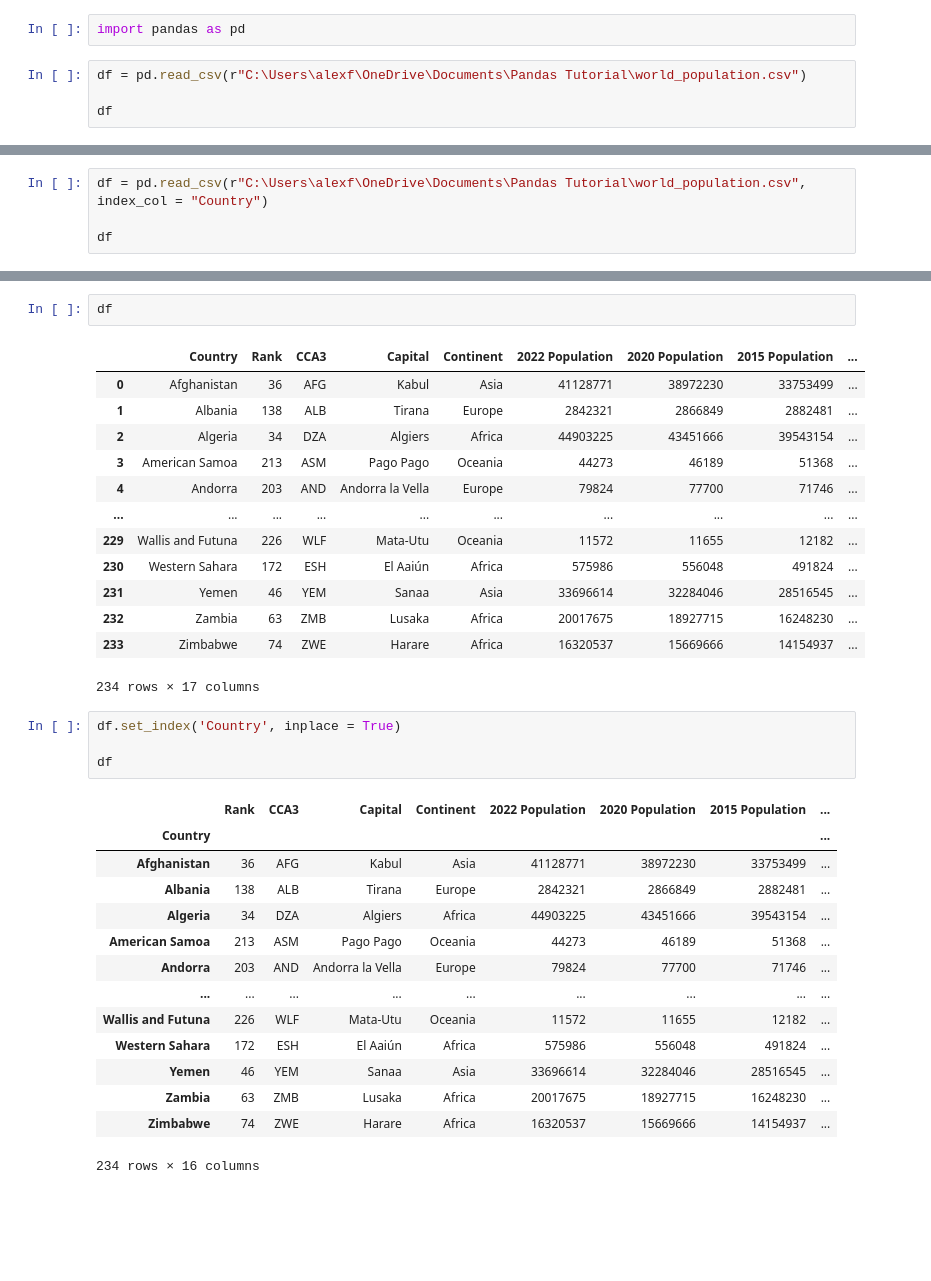
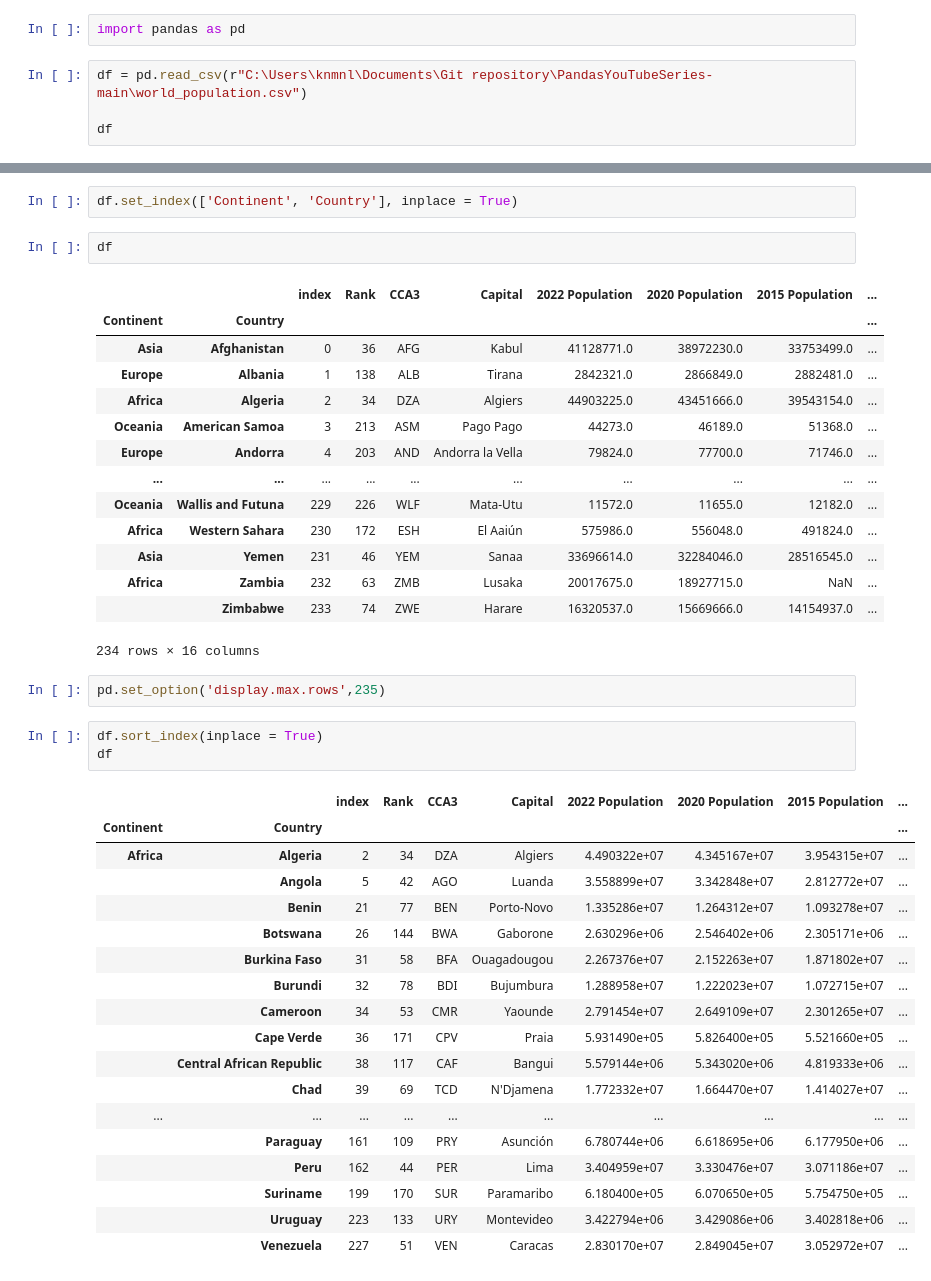
Before and after one commit to knneff/pandas-data-analytics-course, a Jupyter notebook: Pandas 101 - Indexing in Pandas.ipynb, the cells around one changed output, grey strips where cells are left out. Drawn from its saved outputs; the diff is of its cells as text; blank space fills up the shorter version.

Commit message:
Indexing in Pandas Exerecise

```diff
--- a/Pandas 101 - Indexing in Pandas.ipynb
+++ b/Pandas 101 - Indexing in Pandas.ipynb
@@ -3,7 +3,7 @@
 # %%
 import pandas as pd
 # %%
-df = pd.read_csv(r"C:\Users\alexf\OneDrive\Documents\Pandas Tutorial\world_population.csv")
+df = pd.read_csv(r"C:\Users\knmnl\Documents\Git repository\PandasYouTubeSeries-main\world_population.csv")
 
 df
 # %% [output]
@@ -22,5 +22 @@ df
 234 rows × 17 columns
-# %%
-df = pd.read_csv(r"C:\Users\alexf\OneDrive\Documents\Pandas Tutorial\world_population.csv", index_col = "Country")
-
-df
@@ -44,36 +48,44 @@ df.reset_index(inplace=True)
+# %%
+df.set_index(['Continent', 'Country'], inplace = True)
 # %%
 df
 # %% [output]
-|  | Country | Rank | CCA3 | Capital | Continent | 2022 Population | 2020 Population | 2015 Population | ... |
-| 0 | Afghanistan | 36 | AFG | Kabul | Asia | 41128771 | 38972230 | 33753499 | ... |
-| 1 | Albania | 138 | ALB | Tirana | Europe | 2842321 | 2866849 | 2882481 | ... |
-| 2 | Algeria | 34 | DZA | Algiers | Africa | 44903225 | 43451666 | 39543154 | ... |
-| 3 | American Samoa | 213 | ASM | Pago Pago | Oceania | 44273 | 46189 | 51368 | ... |
-| 4 | Andorra | 203 | AND | Andorra la Vella | Europe | 79824 | 77700 | 71746 | ... |
+|  |  | index | Rank | CCA3 | Capital | 2022 Population | 2020 Population | 2015 Population | ... |
+| Continent | Country |  |  |  |  |  |  |  | ... |
+| Asia | Afghanistan | 0 | 36 | AFG | Kabul | 41128771.0 | 38972230.0 | 33753499.0 | ... |
+| Europe | Albania | 1 | 138 | ALB | Tirana | 2842321.0 | 2866849.0 | 2882481.0 | ... |
+| Africa | Algeria | 2 | 34 | DZA | Algiers | 44903225.0 | 43451666.0 | 39543154.0 | ... |
+| Oceania | American Samoa | 3 | 213 | ASM | Pago Pago | 44273.0 | 46189.0 | 51368.0 | ... |
+| Europe | Andorra | 4 | 203 | AND | Andorra la Vella | 79824.0 | 77700.0 | 71746.0 | ... |
 | ... | ... | ... | ... | ... | ... | ... | ... | ... | ... |
-| 229 | Wallis and Futuna | 226 | WLF | Mata-Utu | Oceania | 11572 | 11655 | 12182 | ... |
-| 230 | Western Sahara | 172 | ESH | El Aaiún | Africa | 575986 | 556048 | 491824 | ... |
-| 231 | Yemen | 46 | YEM | Sanaa | Asia | 33696614 | 32284046 | 28516545 | ... |
-| 232 | Zambia | 63 | ZMB | Lusaka | Africa | 20017675 | 18927715 | 16248230 | ... |
-| 233 | Zimbabwe | 74 | ZWE | Harare | Africa | 16320537 | 15669666 | 14154937 | ... |
+| Oceania | Wallis and Futuna | 229 | 226 | WLF | Mata-Utu | 11572.0 | 11655.0 | 12182.0 | ... |
+| Africa | Western Sahara | 230 | 172 | ESH | El Aaiún | 575986.0 | 556048.0 | 491824.0 | ... |
+| Asia | Yemen | 231 | 46 | YEM | Sanaa | 33696614.0 | 32284046.0 | 28516545.0 | ... |
+| Africa | Zambia | 232 | 63 | ZMB | Lusaka | 20017675.0 | 18927715.0 | NaN | ... |
+|  | Zimbabwe | 233 | 74 | ZWE | Harare | 16320537.0 | 15669666.0 | 14154937.0 | ... |
-234 rows × 17 columns
+234 rows × 16 columns
+# %%
+pd.set_option('display.max.rows',235)
 # %%
-df.set_index('Country', inplace = True)
-
+df.sort_index(inplace = True)
 df
 # %% [output]
-|  | Rank | CCA3 | Capital | Continent | 2022 Population | 2020 Population | 2015 Population | ... |
-| Country |  |  |  |  |  |  |  | ... |
-| Afghanistan | 36 | AFG | Kabul | Asia | 41128771 | 38972230 | 33753499 | ... |
-| Albania | 138 | ALB | Tirana | Europe | 2842321 | 2866849 | 2882481 | ... |
-| Algeria | 34 | DZA | Algiers | Africa | 44903225 | 43451666 | 39543154 | ... |
-| American Samoa | 213 | ASM | Pago Pago | Oceania | 44273 | 46189 | 51368 | ... |
-| Andorra | 203 | AND | Andorra la Vella | Europe | 79824 | 77700 | 71746 | ... |
-| ... | ... | ... | ... | ... | ... | ... | ... | ... |
-| Wallis and Futuna | 226 | WLF | Mata-Utu | Oceania | 11572 | 11655 | 12182 | ... |
-| Western Sahara | 172 | ESH | El Aaiún | Africa | 575986 | 556048 | 491824 | ... |
-| Yemen | 46 | YEM | Sanaa | Asia | 33696614 | 32284046 | 28516545 | ... |
-| Zambia | 63 | ZMB | Lusaka | Africa | 20017675 | 18927715 | 16248230 | ... |
-| Zimbabwe | 74 | ZWE | Harare | Africa | 16320537 | 15669666 | 14154937 | ... |
+|  |  | index | Rank | CCA3 | Capital | 2022 Population | 2020 Population | 2015 Population | ... |
+| Continent | Country |  |  |  |  |  |  |  | ... |
+| Africa | Algeria | 2 | 34 | DZA | Algiers | 4.490322e+07 | 4.345167e+07 | 3.954315e+07 | ... |
+|  | Angola | 5 | 42 | AGO | Luanda | 3.558899e+07 | 3.342848e+07 | 2.812772e+07 | ... |
+|  | Benin | 21 | 77 | BEN | Porto-Novo | 1.335286e+07 | 1.264312e+07 | 1.093278e+07 | ... |
+|  | Botswana | 26 | 144 | BWA | Gaborone | 2.630296e+06 | 2.546402e+06 | 2.305171e+06 | ... |
+|  | Burkina Faso | 31 | 58 | BFA | Ouagadougou | 2.267376e+07 | 2.152263e+07 | 1.871802e+07 | ... |
+|  | Burundi | 32 | 78 | BDI | Bujumbura | 1.288958e+07 | 1.222023e+07 | 1.072715e+07 | ... |
+|  | Cameroon | 34 | 53 | CMR | Yaounde | 2.791454e+07 | 2.649109e+07 | 2.301265e+07 | ... |
+|  | Cape Verde | 36 | 171 | CPV | Praia | 5.931490e+05 | 5.826400e+05 | 5.521660e+05 | ... |
+|  | Central African Republic | 38 | 117 | CAF | Bangui | 5.579144e+06 | 5.343020e+06 | 4.819333e+06 | ... |
+|  | Chad | 39 | 69 | TCD | N'Djamena | 1.772332e+07 | 1.664470e+07 | 1.414027e+07 | ... |
+| ... | ... | ... | ... | ... | ... | ... | ... | ... | ... |
+|  | Paraguay | 161 | 109 | PRY | Asunción | 6.780744e+06 | 6.618695e+06 | 6.177950e+06 | ... |
+|  | Peru | 162 | 44 | PER | Lima | 3.404959e+07 | 3.330476e+07 | 3.071186e+07 | ... |
+|  | Suriname | 199 | 170 | SUR | Paramaribo | 6.180400e+05 | 6.070650e+05 | 5.754750e+05 | ... |
+|  | Uruguay | 223 | 133 | URY | Montevideo | 3.422794e+06 | 3.429086e+06 | 3.402818e+06 | ... |
+|  | Venezuela | 227 | 51 | VEN | Caracas | 2.830170e+07 | 2.849045e+07 | 3.052972e+07 | ... |
-234 rows × 16 columns
 # %%
```
Also changed, not shown: parts of 13 cells of this notebook.
